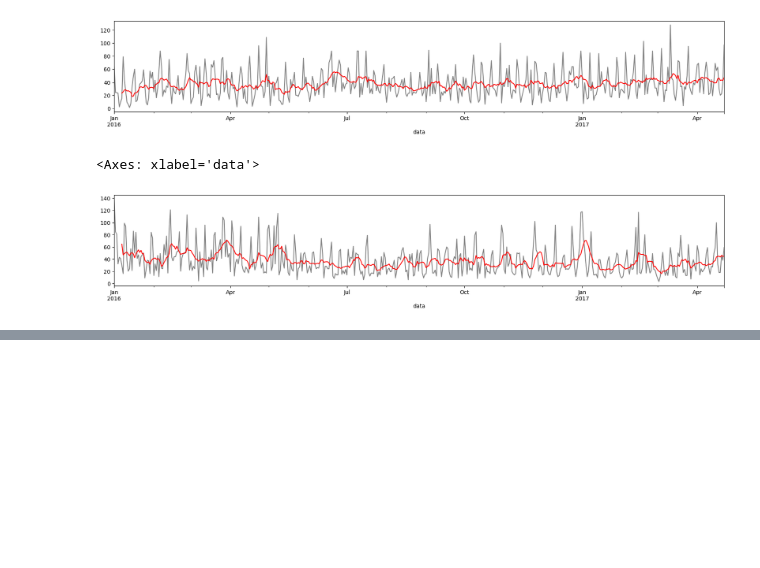
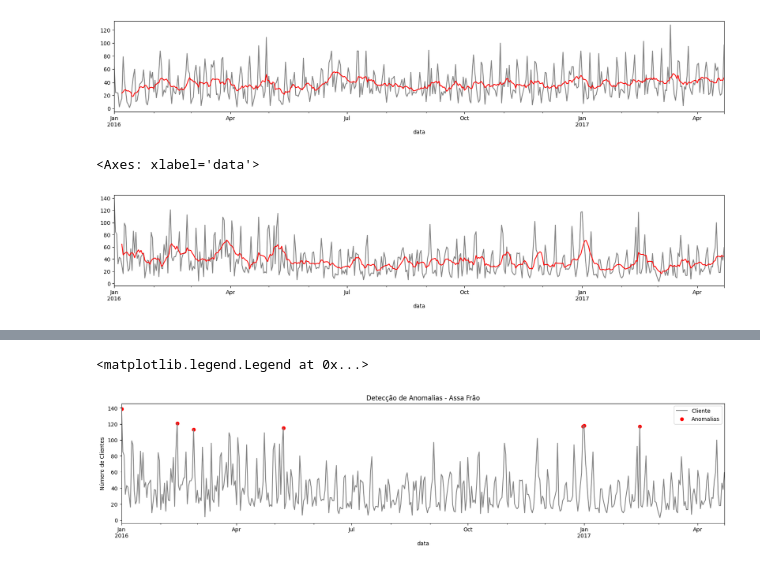
Before and after one commit to JCarapina/Estudos-praticos, a Jupyter notebook: arquivo.ipynb, the cells around one changed output, grey strips where cells are left out. Cells and saved outputs as stored; diff of their text form; code cells hidden in the pictures; blank space fills up the shorter version.

```diff
--- a/arquivo.ipynb
+++ b/arquivo.ipynb
@@ -334,0 +443,9 @@ dados['Assa Frão_MM7'].plot(color ='red', figsize=(20,3))
+# %%
+ax = dados_completos['Assa Frão'].plot(label = 'Cliente', color='gray', figsize=(20,4))
+ax.scatter(anomalias_assa.index.to_pydatetime(), anomalias_assa['Assa Frão'], color='red', label='Anomalias')
+ax.set_title('Detecção de Anomalias - Assa Frão')
+ax.set_ylabel('Número de Clientes')
+ax.legend()
+# %% [output]
+<matplotlib.legend.Legend at 0x...>
+[figure, added]
```
Also changed, not shown: parts of 13 cells of this notebook.
